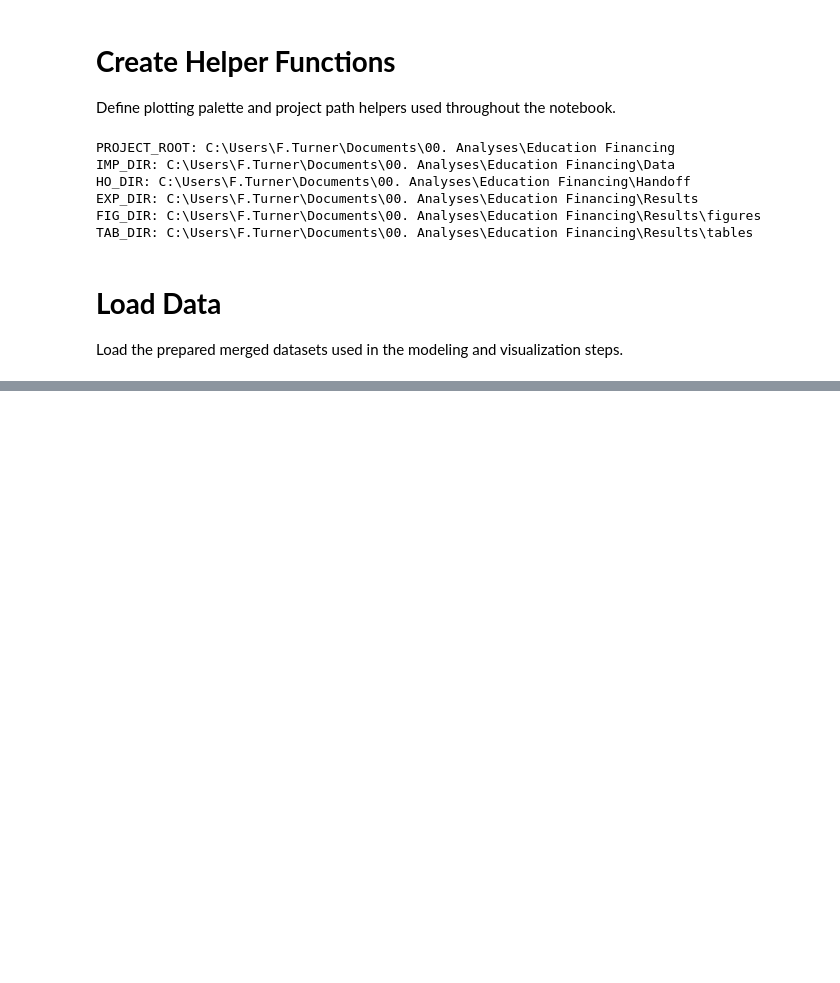
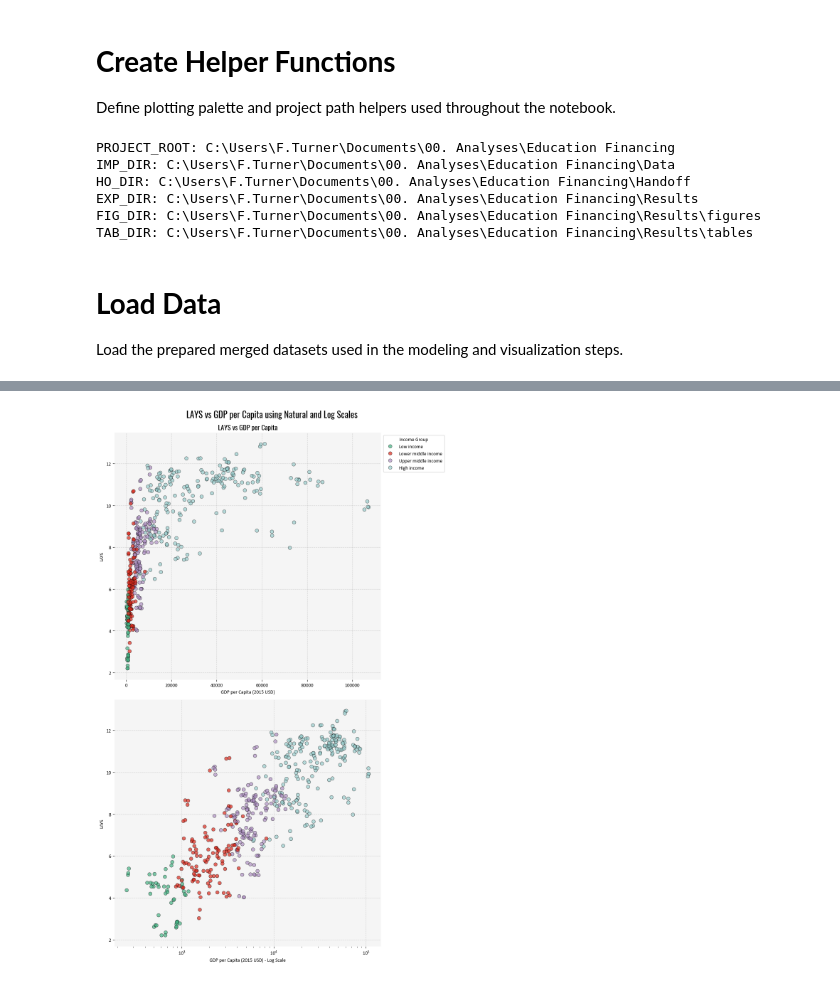
Before and after one commit to fergal-turner/ed_financing, a Jupyter notebook: Code/Data Analysis/02. Changes over time.ipynb, the cells around one changed output, grey strips where cells are left out. Drawn from its saved outputs; the diff is of its cells as text; code cells hidden in the pictures; blank space fills up the shorter version.

```diff
--- a/Code/Data Analysis/02. Changes over time.ipynb
+++ b/Code/Data Analysis/02. Changes over time.ipynb
@@ -92,0 +115,19 @@ lays_panels = pd.read_csv(IMP_DIR / "lays_panels.csv")
+# %%
+#========================================
+# Build country-level base dataset for GDPPC-LAYS models
+#========================================
+
+df = all_data.copy()
+df = df.dropna(subset=["lays", "gdppc_2015_usd"])
+df = df.drop(df[df['income_group'] == 'Not classified'].index, axis=0)
+df = df[["iso3",
+         "year",
+         "income_group",
+         "lays",
+         "gdppc_2015_usd",
+         'expenditure_perchild_ppp',
+         'expenditure_pctbudget_uis',
+        'expenditure_pctgdp'
+         ]]
+
+df = df.set_index(['iso3', 'year'])
@@ -92,0 +136,62 @@ lays_panels = pd.read_csv(IMP_DIR / "lays_panels.csv")
+# %%
+#========================================
+# Plot LAYS against GDPPC in level and log scale
+#========================================
+
+fig, ax = plt.subplots(2, 1, figsize=(10, 16))
+
+ax = ax.flatten()
+
+sns.scatterplot(
+    data=df,
+    x="gdppc_2015_usd",
+    y="lays",
+    hue="income_group",
+    palette={
+        "Low income": sc_colors["green"],
+        "Lower middle income": sc_colors["red"],
+        "Upper middle income": sc_colors["purple"],
+        "High income": sc_colors["blue"],
+    },
+    edgecolor="black",
+    alpha=0.7,
+    s=50,
+    ax=ax[0],
+)
+
+ax[0].set_title("LAYS vs GDP per Capita", fontsize=14, fontname='Oswald')
+ax[0].set_xlabel("GDP per Capita (2015 USD)")
+ax[0].set_ylabel("LAYS")
+ax[0].legend(title="Income Group", loc='upper left', bbox_to_anchor=(1, 1))
+
+
+sns.scatterplot(data=df, x="gdppc_2015_usd",
+                y="lays",
+                hue="income_group",
+                palette = {"Low income": sc_colors['green'],
+                           "Lower middle income": sc_colors['red'],
+                           "Upper middle income": sc_colors['purple'],
+                           "High income": sc_colors['blue']},
+                edgecolor='black',
+                 alpha=0.7,
+                 s=50,
+                ax=ax[1])
+
+ax[1].set_xscale("log")
+ax[1].set_xlabel("GDP per Capita (2015 USD) - Log Scale")
+ax[1].set_ylabel("LAYS")
+ax[1].legend().set_visible(False)
+
+
+for ax in ax.flatten():
+    ax.grid(True, linestyle='--', alpha=0.5)
+    ax.set_facecolor('whitesmoke')
+    ax.spines[['top', 'right', 'left', 'bottom']].set_visible(False)
+
+fig.suptitle("LAYS vs GDP per Capita using Natural and Log Scales", fontsize=18, fontname='Oswald')
+
+plt.tight_layout(rect=[0, 0, 1, 0.99])
+
+fig.savefig(FIG_DIR / "lays_vs_gdppc_level_and_log.png", dpi=300, bbox_inches="tight")
+# %% [output]
+[figure, added]
```
Also changed, not shown: parts of 31 cells of this notebook, 5 other files.
